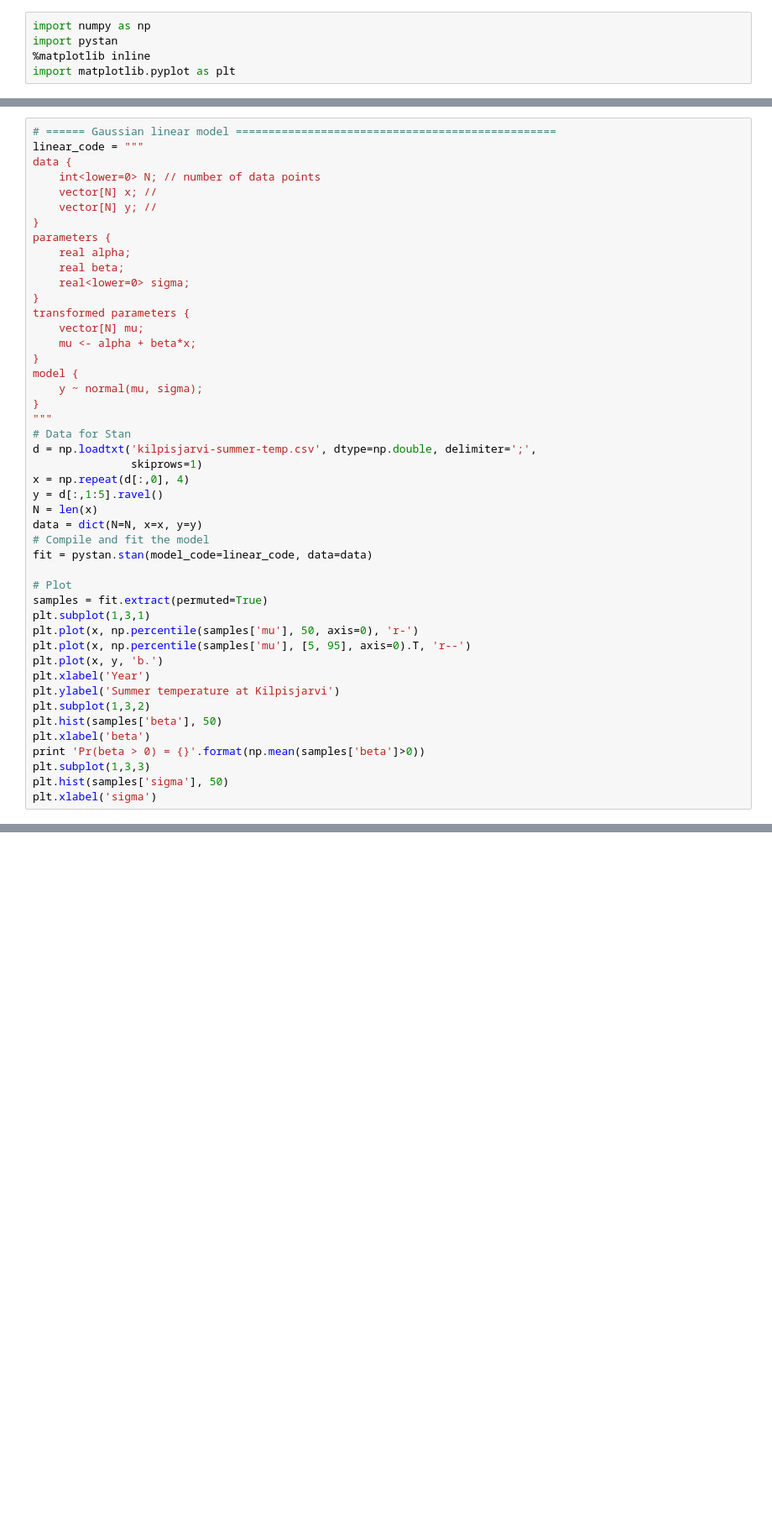
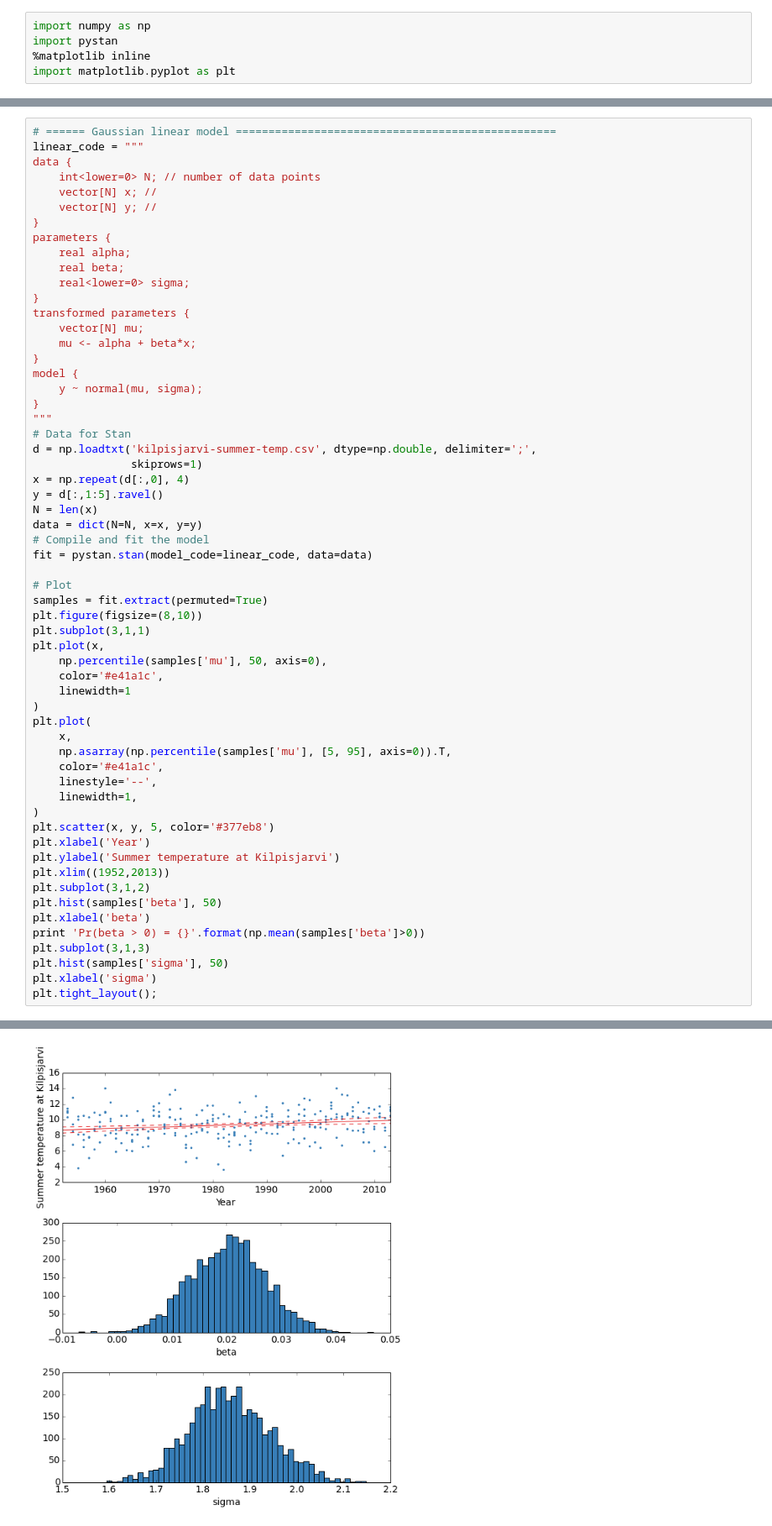
Before and after one commit to avehtari/BDA_py_demos, a Jupyter notebook: pystan_demo/pystan_demo.ipynb, the cells around one changed output, grey strips where cells are left out. Shown at 84% size. Drawn from its saved outputs; the diff is of its cells as text; blank space fills up the shorter version.

```diff
--- a/pystan_demo/pystan_demo.ipynb
+++ b/pystan_demo/pystan_demo.ipynb
@@ -161,16 +159,30 @@ fit = pystan.stan(model_code=linear_code, data=data)
 
 # Plot
 samples = fit.extract(permuted=True)
-plt.subplot(1,3,1)
-plt.plot(x, np.percentile(samples['mu'], 50, axis=0), 'r-')
-plt.plot(x, np.percentile(samples['mu'], [5, 95], axis=0).T, 'r--')
-plt.plot(x, y, 'b.')
+plt.figure(figsize=(8,10))
+plt.subplot(3,1,1)
+plt.plot(x,
+    np.percentile(samples['mu'], 50, axis=0),
+    color='#e41a1c',
+    linewidth=1
+)
+plt.plot(
+    x,
+    np.asarray(np.percentile(samples['mu'], [5, 95], axis=0)).T,
+    color='#e41a1c',
+    linestyle='--',
+    linewidth=1,
+)
+plt.scatter(x, y, 5, color='#377eb8')
 plt.xlabel('Year')
 plt.ylabel('Summer temperature at Kilpisjarvi')
-plt.subplot(1,3,2)
+plt.xlim((1952,2013))
+plt.subplot(3,1,2)
 plt.hist(samples['beta'], 50)
 plt.xlabel('beta')
 print 'Pr(beta > 0) = {}'.format(np.mean(samples['beta']>0))
-plt.subplot(1,3,3)
+plt.subplot(3,1,3)
 plt.hist(samples['sigma'], 50)
 plt.xlabel('sigma')
+plt.tight_layout();
+# %% [output]
@@ -177,3 +190,4 @@ plt.xlabel('sigma')
+[figure, added]
 # %%
 # ====== Gaussian linear model with adjustable priors ==========================
 linear_code = """
```
Also changed, not shown: parts of 13 cells of this notebook, 1 other file.
